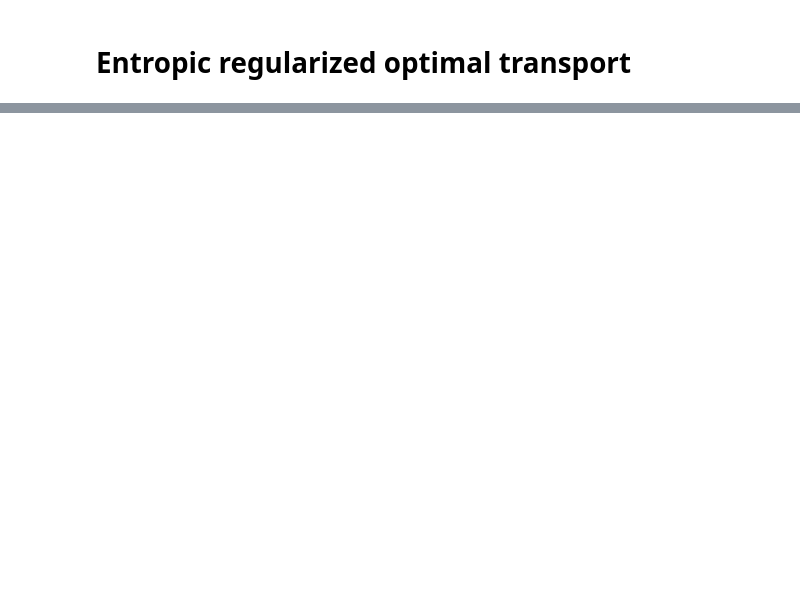
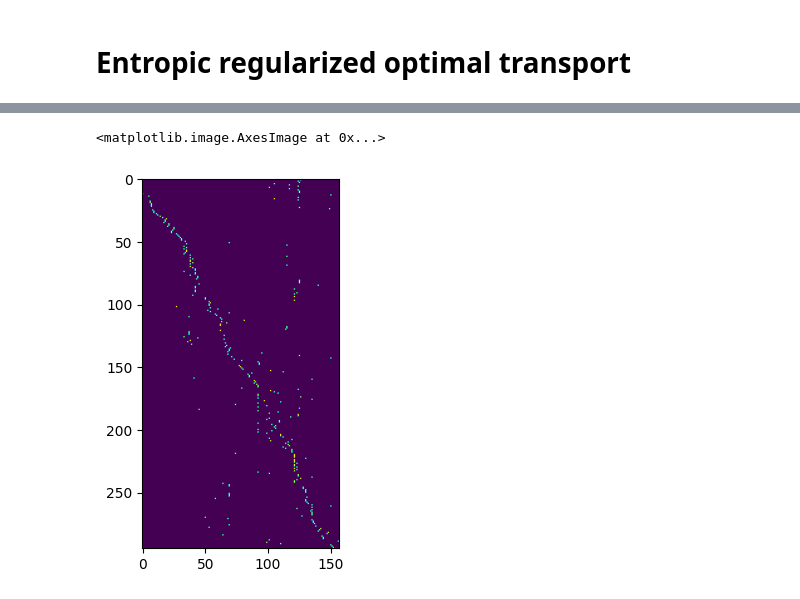
Before and after one commit to Dernalord/Project_OT, a Jupyter notebook: Project_OT.ipynb, the cells around one changed output, grey strips where cells are left out. Saved outputs shown, nothing was run; the diff lists cells and outputs as text; code cells hidden in the pictures; blank space fills up the shorter version.

```diff
--- a/Project_OT.ipynb
+++ b/Project_OT.ipynb
@@ -395,0 +238,10 @@ np.argmax(np.asarray(list_score))
+# %%
+trash_zeros = np.zeros_like(trash)
+maxtrashind = np.argmax(trash,axis=1)
+for r in range(trash_zeros.shape[0]):
+    trash_zeros[r,maxtrashind[r]] = 1
+# %%
+plt.imshow(trash_zeros)
+# %% [output]
+<matplotlib.image.AxesImage at 0x...>
+[figure, added]
```
Also changed, not shown: parts of 25 cells of this notebook.
